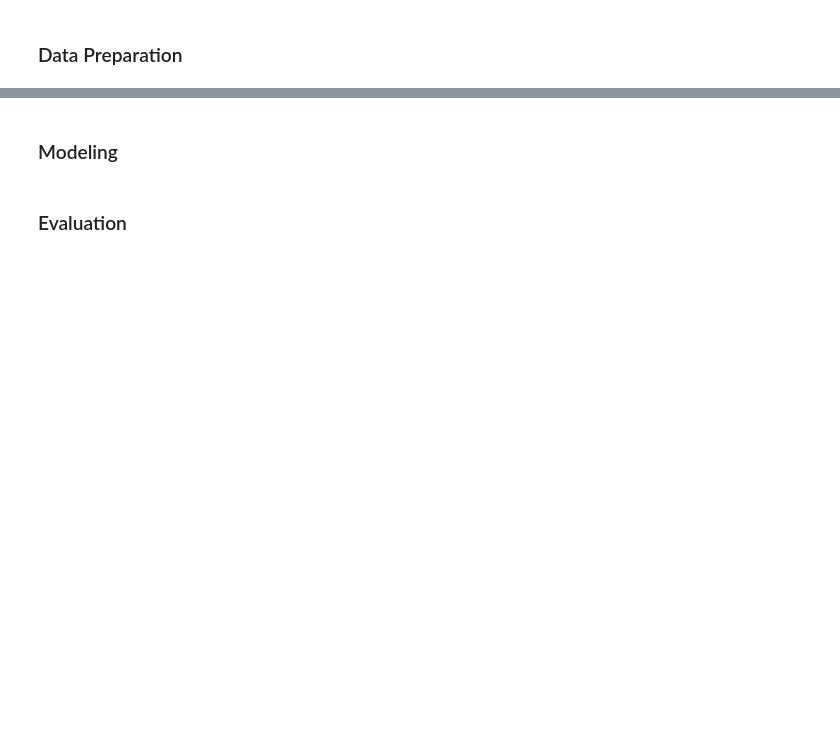
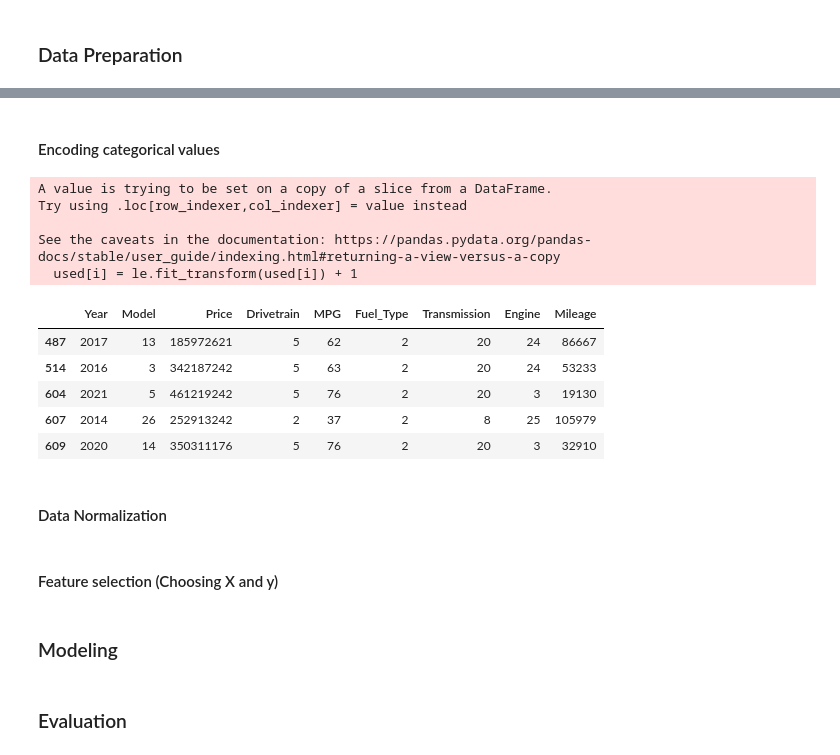
Before and after one commit to daff00/Honda-UsedCarPrice-Prediction, a Jupyter notebook: Project DATMOD.ipynb, the cells around one changed output, grey strips where cells are left out. Cells and saved outputs as stored; diff of their text form; code cells hidden in the pictures; blank space fills up the shorter version.

```diff
--- a/Project DATMOD.ipynb
+++ b/Project DATMOD.ipynb
@@ -247,0 +317,4 @@ sns.histplot(used_cars['Price'], kde=True)
+# %%
+# Make a copy of used_cars dataset
+used = used_cars.copy()
+used.info()
@@ -247,0 +339,4 @@ sns.histplot(used_cars['Price'], kde=True)
+# %%
+# Selecting column
+used = used[['Year', 'Model', 'Price', 'Drivetrain', 'MPG', 'Fuel_Type', 'Transmission', 'Engine', 'Mileage']]
+used.info()
@@ -248,2 +360,31 @@ sns.histplot(used_cars['Price'], kde=True)
+# %% [markdown]
+#### Encoding categorical values
+# %%
+# Initialize LabelEncoder
+le = LabelEncoder()
+
+# Select column wiht categorical values
+cols = ['Model', 'Drivetrain', 'MPG', 'Fuel_Type', 'Transmission', 'Engine']
+for i in cols:
+    used[i] = le.fit_transform(used[i]) + 1
+
+# Check the data
+used.head()
+# %% [output]
+A value is trying to be set on a copy of a slice from a DataFrame.
+Try using .loc[row_indexer,col_indexer] = value instead
+
+See the caveats in the documentation: https://pandas.pydata.org/pandas-docs/stable/user_guide/indexing.html#returning-a-view-versus-a-copy
+  used[i] = le.fit_transform(used[i]) + 1
+|  | Year | Model | Price | Drivetrain | MPG | Fuel_Type | Transmission | Engine | Mileage |
+| 487 | 2017 | 13 | 185972621 | 5 | 62 | 2 | 20 | 24 | 86667 |
+| 514 | 2016 | 3 | 342187242 | 5 | 63 | 2 | 20 | 24 | 53233 |
+| 604 | 2021 | 5 | 461219242 | 5 | 76 | 2 | 20 | 3 | 19130 |
+| 607 | 2014 | 26 | 252913242 | 2 | 37 | 2 | 8 | 25 | 105979 |
+| 609 | 2020 | 14 | 350311176 | 5 | 76 | 2 | 20 | 3 | 32910 |
+# %% [markdown]
+#### Data Normalization
+# %% [markdown]
+#### Feature selection (Choosing X and y)
 # %% [markdown]
 ### Modeling
```
Also changed, not shown: parts of 20 cells of this notebook.
